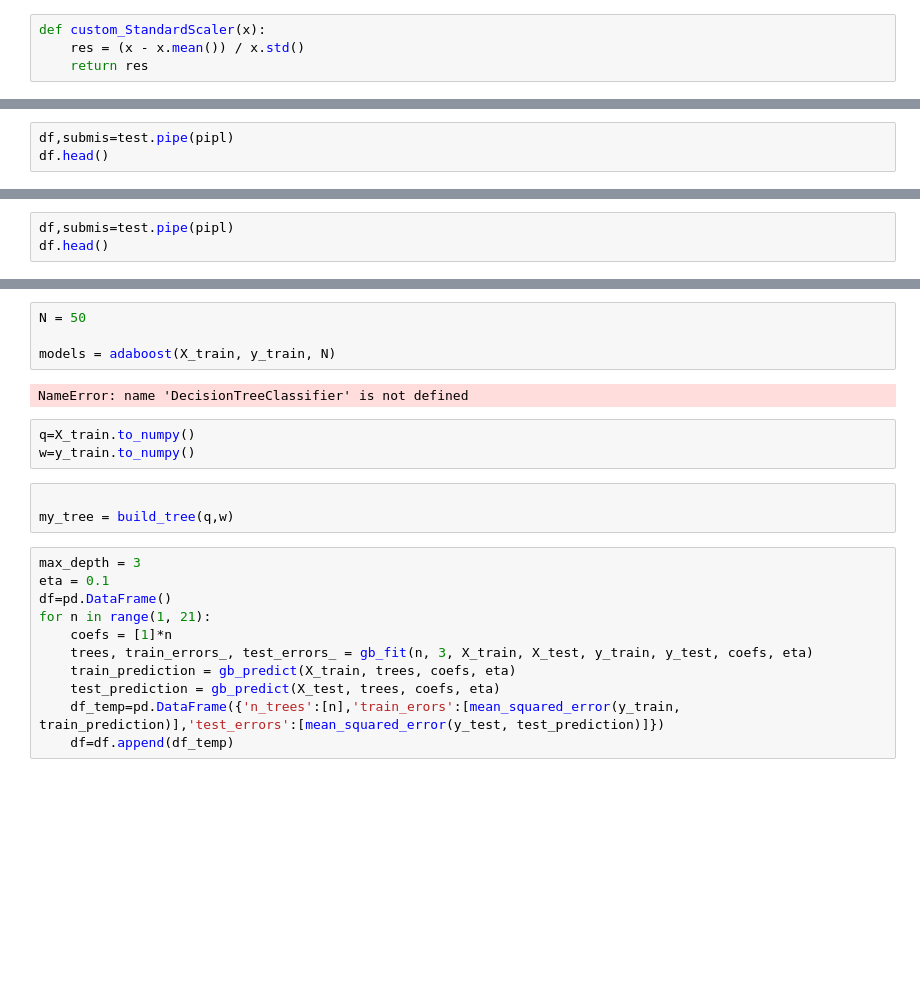
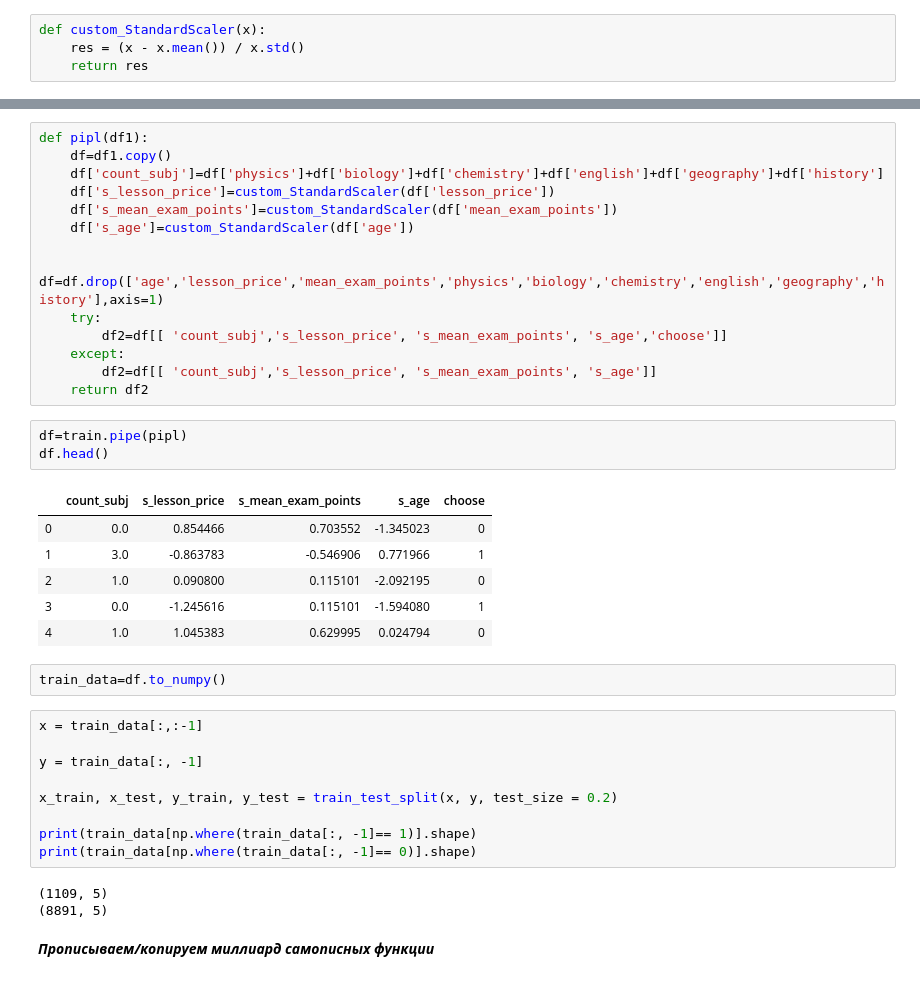
Before and after one commit to Zviad1990/Geek_Brains_HW, a Jupyter notebook: 7_Алгоритм анализа данных_HW/project.ipynb, the cells around one changed output, grey strips where cells are left out. Drawn from its saved outputs; the diff is of its cells as text; blank space fills up the shorter version.

```diff
--- a/7_Алгоритм анализа данных_HW/project.ipynb
+++ b/7_Алгоритм анализа данных_HW/project.ipynb
@@ -413,3 +21,0 @@ print(f'Точность случайного леса из {n_trees} дерев
-# %%
-df,submis=test.pipe(pipl)
-df.head()
@@ -476,3 +21,0 @@ test_accuracy
-# %%
-df,submis=test.pipe(pipl)
-df.head()
@@ -581,23 +22,40 @@ def adaboost(X, y, N):
-# %%
-N = 50
-
-models = adaboost(X_train, y_train, N)
-# %% [output]
-NameError: name 'DecisionTreeClassifier' is not defined
-# %%
-q=X_train.to_numpy()
-w=y_train.to_numpy()
-# %%
-
-my_tree = build_tree(q,w)
-# %%
-max_depth = 3
-eta = 0.1
-df=pd.DataFrame()
-for n in range(1, 21):
-    coefs = [1]*n
-    trees, train_errors_, test_errors_ = gb_fit(n, 3, X_train, X_test, y_train, y_test, coefs, eta)
-    train_prediction = gb_predict(X_train, trees, coefs, eta)
-    test_prediction = gb_predict(X_test, trees, coefs, eta)
-    df_temp=pd.DataFrame({'n_trees':[n],'train_erors':[mean_squared_error(y_train, train_prediction)],'test_errors':[mean_squared_error(y_test, test_prediction)]})
-    df=df.append(df_temp)
+# %%
+def pipl(df1):
+    df=df1.copy()
+    df['count_subj']=df['physics']+df['biology']+df['chemistry']+df['english']+df['geography']+df['history']
+    df['s_lesson_price']=custom_StandardScaler(df['lesson_price'])
+    df['s_mean_exam_points']=custom_StandardScaler(df['mean_exam_points'])
+    df['s_age']=custom_StandardScaler(df['age'])
+
+    df=df.drop(['age','lesson_price','mean_exam_points','physics','biology','chemistry','english','geography','history'],axis=1)
+    try:
+        df2=df[[ 'count_subj','s_lesson_price', 's_mean_exam_points', 's_age','choose']]
+    except:
+        df2=df[[ 'count_subj','s_lesson_price', 's_mean_exam_points', 's_age']]
+    return df2
+# %%
+df=train.pipe(pipl)
+df.head()
+# %% [output]
+|  | count_subj | s_lesson_price | s_mean_exam_points | s_age | choose |
+| 0 | 0.0 | 0.854466 | 0.703552 | -1.345023 | 0 |
+| 1 | 3.0 | -0.863783 | -0.546906 | 0.771966 | 1 |
+| 2 | 1.0 | 0.090800 | 0.115101 | -2.092195 | 0 |
+| 3 | 0.0 | -1.245616 | 0.115101 | -1.594080 | 1 |
+| 4 | 1.0 | 1.045383 | 0.629995 | 0.024794 | 0 |
+# %%
+train_data=df.to_numpy()
+# %%
+x = train_data[:,:-1]
+
+y = train_data[:, -1]
+
+x_train, x_test, y_train, y_test = train_test_split(x, y, test_size = 0.2)
+
+print(train_data[np.where(train_data[:, -1]== 1)].shape)
+print(train_data[np.where(train_data[:, -1]== 0)].shape)
+# %% [output]
+(1109, 5)
+(8891, 5)
+# %% [markdown]
+***Прописываем/копируем миллиард самописных функции***
```
Also changed, not shown: parts of 87 cells of this notebook.
